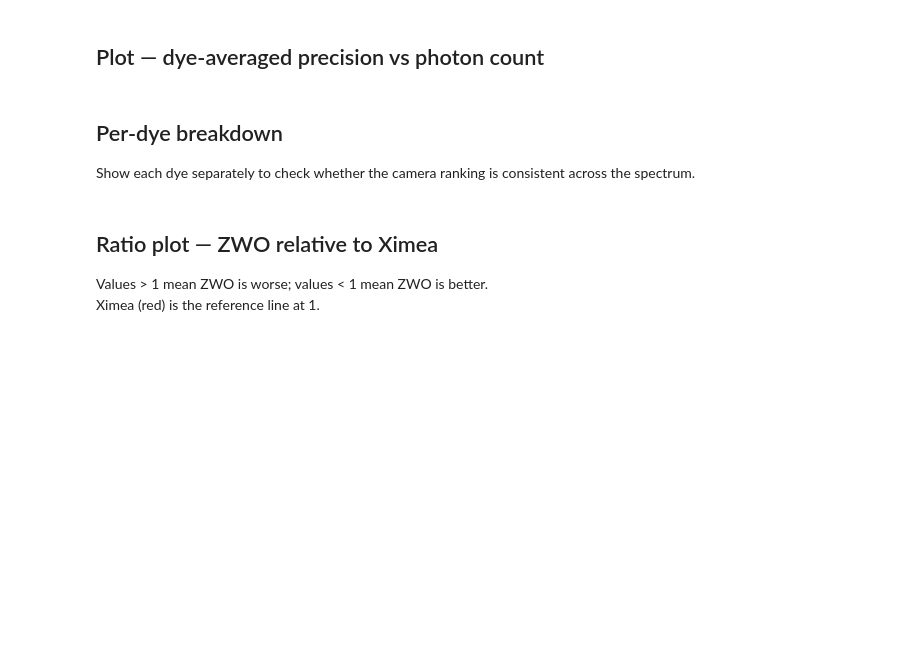
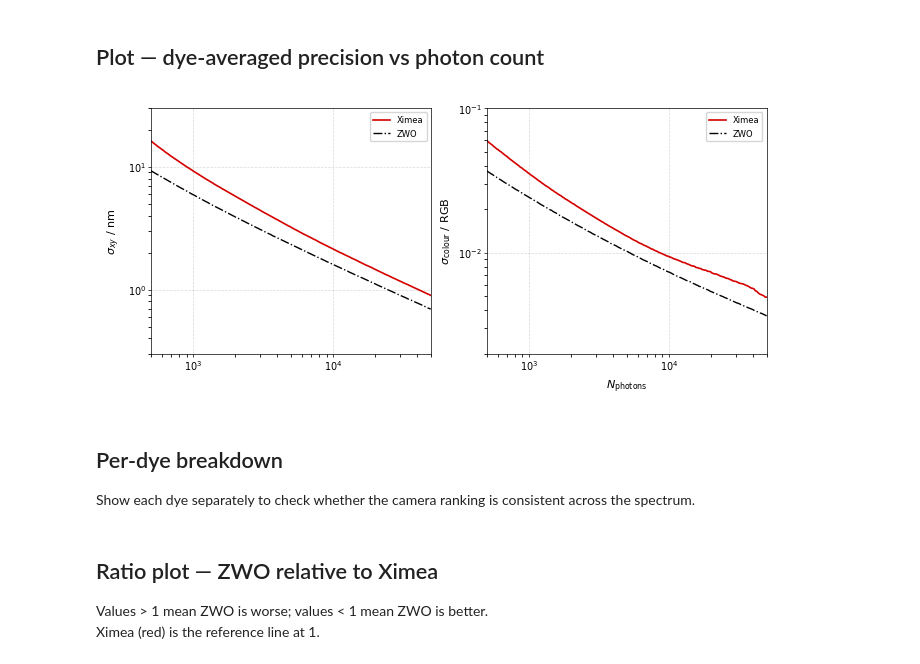
Before and after one commit to JBeckwith/pyS3M, a Jupyter notebook: notebooks/figures/SI/ZWO_vs_Ximea.ipynb, the cells around one changed output. Drawn from its saved outputs; the diff is of its cells as text; code cells hidden in the pictures; blank space fills up the shorter version.

```diff
--- a/notebooks/figures/SI/ZWO_vs_Ximea.ipynb
+++ b/notebooks/figures/SI/ZWO_vs_Ximea.ipynb
@@ -249,7 +287,7 @@ for i, (label, flag) in enumerate(zip(camera_labels, camera_flags)):
                 | (results["s_y"] < 0)
                 | (results["xc"].abs() > 14)
                 | (results["yc"].abs() > 14)
-                | (results["chi_sqr"] > 6)
+                | (results["chi_sqr"] > 10)
             )
 
             xc      = results["xc"].to_numpy()[filt]
@@ -295,46 +338,48 @@ plt.show()
 ## Plot — dye-averaged precision vs photon count
 # %%
 plot_styles = [
-    {"color": "#d40000", "ls": "-",  "lw": 1.2},   # Ximea
-    {"color": "black",   "ls": "-.", "lw": 1.0},   # ZWO
+    {"color": "#d40000", "linestyle": "-",  "linewidth": 1.2},   # Ximea
+    {"color": "black",   "linestyle": "-.", "linewidth": 1.0},   # ZWO
 ]
 
 fig_savefolder = "/home/jbeckwith/Documents/pCloud/Chemistry/Lee/Papers/Multicolour/SI/"
 os.makedirs(fig_savefolder, exist_ok=True)
 
-fig, axs = plotter.two_column_plot(ncolumns=2, widthratio=np.ones(2))
+fig, axs = plotter.two_column_plot(ncols=2, width_ratios=np.ones(2))
 
 for i, (label, style) in enumerate(zip(camera_labels, plot_styles)):
     mean_xy     = np.nanmean(Overall_XR[i, :, :, 0], axis=0)
     mean_colour = np.nanmean(Overall_XR[i, :, :, 1], axis=0)
 
     axs[0] = plotter.line_plot(
         axs[0], n_photon_space, mean_xy,
         label=label,
-        xaxislabel=r"$N_{\mathrm{photons}}$",
-        yaxislabel=r"$\sigma_{xy}$ / nm",
+        xlabel=r"$N_{\mathrm{photons}}$",
+        ylabel=r"$\sigma_{xy}$ / nm",
         **style,
     )
     axs[1] = plotter.line_plot(
         axs[1], n_photon_space, mean_colour,
         label=label,
-        xaxislabel=r"$N_{\mathrm{photons}}$",
-        yaxislabel=r"$\sigma_{\mathrm{colour}}$ / RGB",
+        xlabel=r"$N_{\mathrm{photons}}$",
+        ylabel=r"$\sigma_{\mathrm{colour}}$ / RGB",
         **style,
     )
 
 for ax in axs:
     ax.set_xscale("log")
     ax.set_yscale("log")
     ax.set_xlim([500, 50000])
 
 axs[0].set_ylim([0.3, 30])
 axs[0].set_xlabel("")
-axs[1].set_ylim([5e-3, 0.1])
+axs[1].set_ylim([2e-3, 0.1])
 axs[0].legend(loc="best", fontsize=6)
 
 plt.savefig(os.path.join(fig_savefolder, "ZWO_vs_Ximea.svg"), dpi=600, format="svg")
 plt.show()
+# %% [output]
+[figure, added]
 # %%
 # Per-channel (B, G, R) colour precision
 fig, axs = plotter.two_column_plot(ncolumns=3, widthratio=np.ones(3))
```
Also changed, not shown: parts of 8 cells of this notebook, 2 other files.
